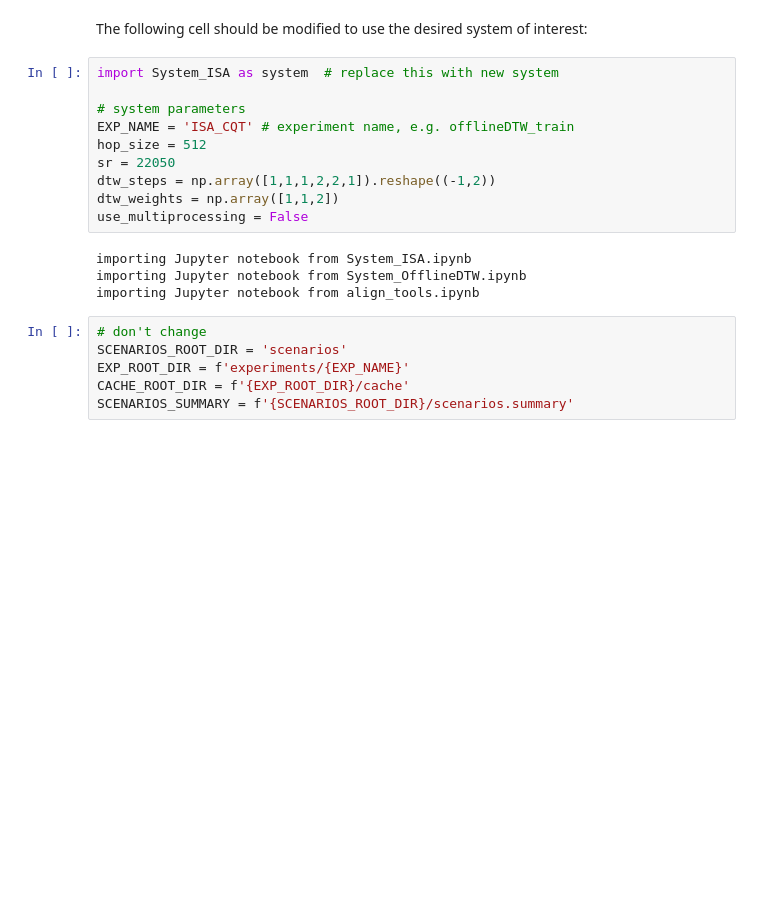
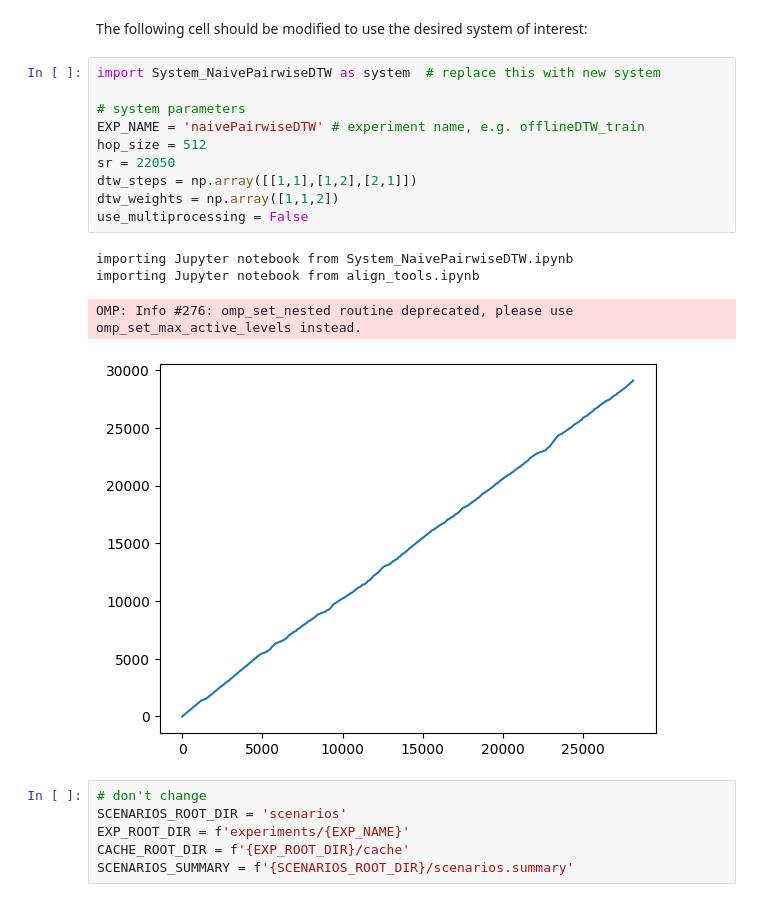
Before and after one commit to HMC-MIR/PianoConcertoAccompaniment, a Jupyter notebook: 02_RunExperiment.ipynb, the cells around one changed output. Drawn from its saved outputs; the diff is of its cells as text; blank space fills up the shorter version.

Commit message:
Finish NaivePairwiseDTW

```diff
--- a/02_RunExperiment.ipynb
+++ b/02_RunExperiment.ipynb
@@ -17,19 +17,20 @@ from multiprocessing import Pool
 # %% [markdown]
 The following cell should be modified to use the desired system of interest:
 # %%
-import System_ISA as system  # replace this with new system
+import System_NaivePairwiseDTW as system  # replace this with new system
 
 # system parameters
-EXP_NAME = 'ISA_CQT' # experiment name, e.g. offlineDTW_train
+EXP_NAME = 'naivePairwiseDTW' # experiment name, e.g. offlineDTW_train
 hop_size = 512
 sr = 22050
-dtw_steps = np.array([1,1,1,2,2,1]).reshape((-1,2))
+dtw_steps = np.array([[1,1],[1,2],[2,1]])
 dtw_weights = np.array([1,1,2])
 use_multiprocessing = False
 # %% [output]
-importing Jupyter notebook from System_ISA.ipynb
-importing Jupyter notebook from System_OfflineDTW.ipynb
+importing Jupyter notebook from System_NaivePairwiseDTW.ipynb
 importing Jupyter notebook from align_tools.ipynb
+OMP: Info #276: omp_set_nested routine deprecated, please use omp_set_max_active_levels instead.
+[figure, added]
 # %%
 # don't change
 SCENARIOS_ROOT_DIR = 'scenarios'
```
Also changed, not shown: parts of 2 cells of this notebook, 3 other files.
